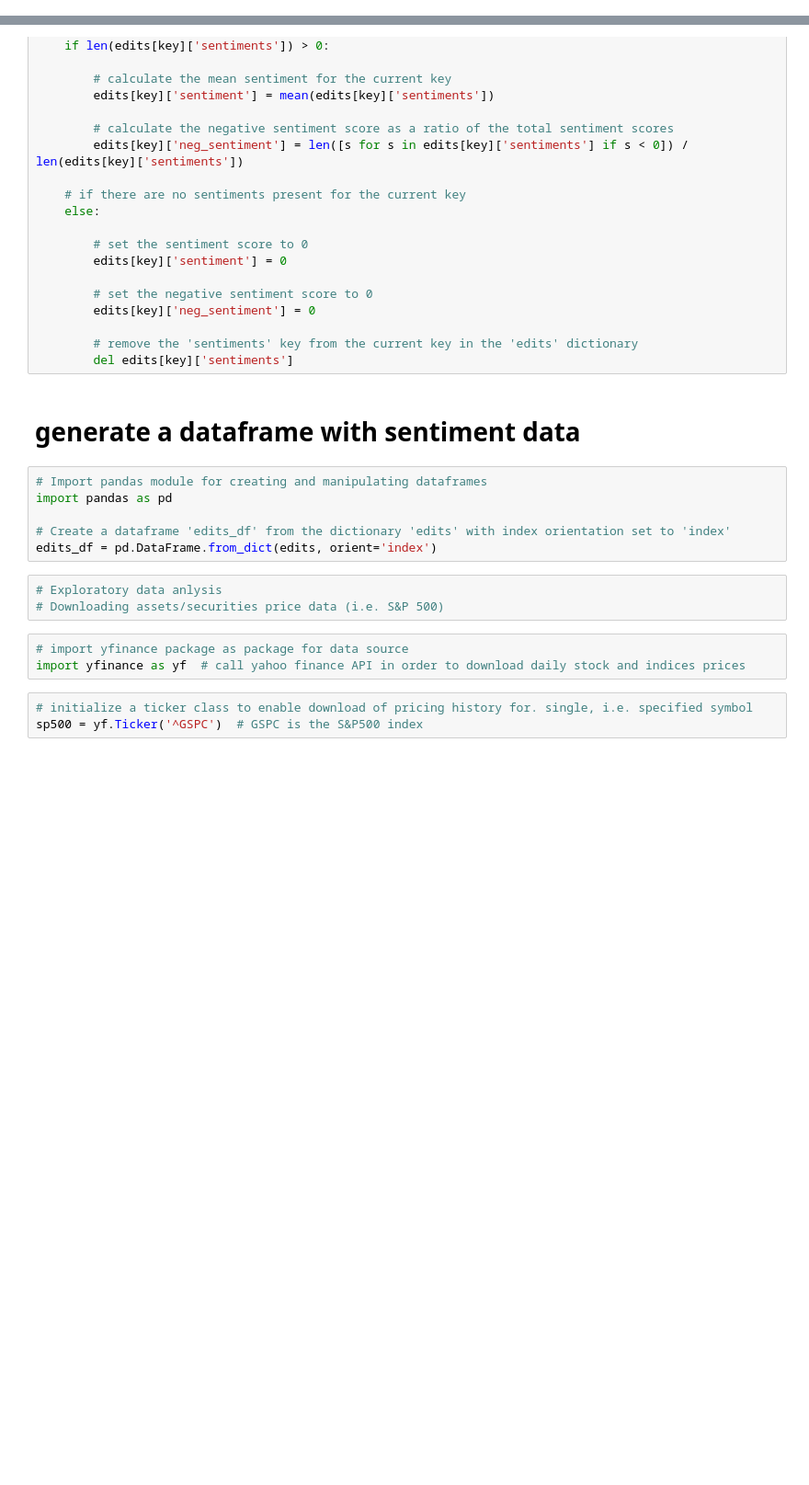
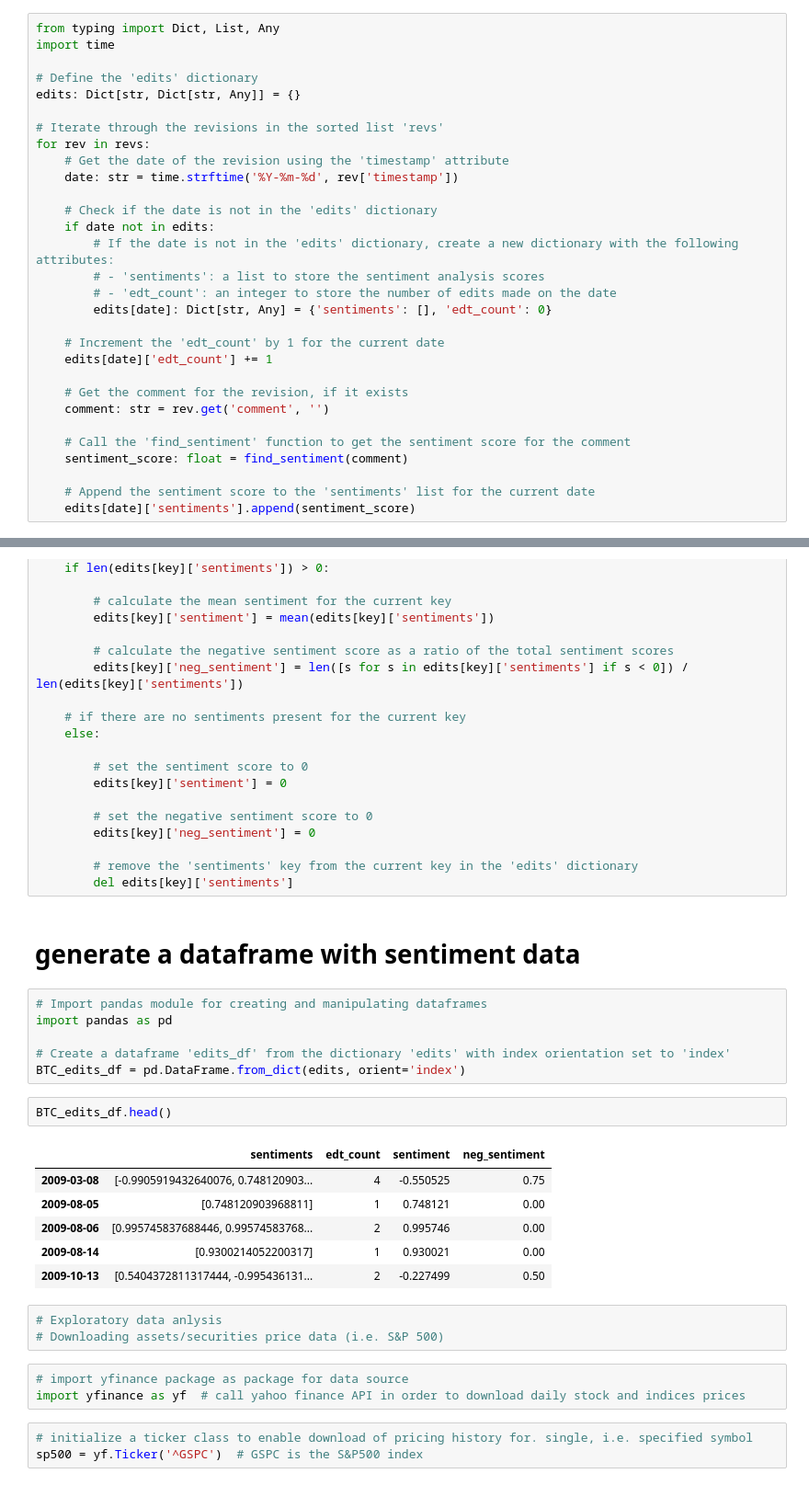
Before and after one commit to Billie-LS/Trading_ML_Algo_Experimentation, a Jupyter notebook: TradeBotProject_ML_B-Sentiment.ipynb, the cells around one changed output, grey strips where cells are left out. Shown at 92% size. Cells and saved outputs as stored; diff of their text form; blank space fills up the shorter version.

Commit message:
deep learning tensorflow sentiment analysis operational, df created

```diff
--- a/TradeBotProject_ML_B-Sentiment.ipynb
+++ b/TradeBotProject_ML_B-Sentiment.ipynb
@@ -130,3 +147,33 @@ for rev in revs:
+# %%
+from typing import Dict, List, Any
+import time
+
+# Define the 'edits' dictionary
+edits: Dict[str, Dict[str, Any]] = {}
+
+# Iterate through the revisions in the sorted list 'revs'
+for rev in revs:
+    # Get the date of the revision using the 'timestamp' attribute
+    date: str = time.strftime('%Y-%m-%d', rev['timestamp'])
+
+    # Check if the date is not in the 'edits' dictionary
+    if date not in edits:
+        # If the date is not in the 'edits' dictionary, create a new dictionary with the following attributes:
+        # - 'sentiments': a list to store the sentiment analysis scores
+        # - 'edt_count': an integer to store the number of edits made on the date
+        edits[date]: Dict[str, Any] = {'sentiments': [], 'edt_count': 0}
+
+    # Increment the 'edt_count' by 1 for the current date
+    edits[date]['edt_count'] += 1
+
+    # Get the comment for the revision, if it exists
+    comment: str = rev.get('comment', '')
+
+    # Call the 'find_sentiment' function to get the sentiment score for the comment
+    sentiment_score: float = find_sentiment(comment)
+
+    # Append the sentiment score to the 'sentiments' list for the current date
+    edits[date]['sentiments'].append(sentiment_score)
 # %%
 from statistics import mean  # import mean function from statistics module
 
@@ -160,7 +207,16 @@ for key in edits:
 import pandas as pd
 
 # Create a dataframe 'edits_df' from the dictionary 'edits' with index orientation set to 'index'
-edits_df = pd.DataFrame.from_dict(edits, orient='index')
+BTC_edits_df = pd.DataFrame.from_dict(edits, orient='index')
+# %%
+BTC_edits_df.head()
+# %% [output]
+|  | sentiments | edt_count | sentiment | neg_sentiment |
+| 2009-03-08 | [-0.9905919432640076, 0.748120903... | 4 | -0.550525 | 0.75 |
+| 2009-08-05 | [0.748120903968811] | 1 | 0.748121 | 0.00 |
+| 2009-08-06 | [0.995745837688446, 0.99574583768... | 2 | 0.995746 | 0.00 |
+| 2009-08-14 | [0.9300214052200317] | 1 | 0.930021 | 0.00 |
+| 2009-10-13 | [0.5404372811317444, -0.995436131... | 2 | -0.227499 | 0.50 |
 # %%
 # Exploratory data anlysis
 # Downloading assets/securities price data (i.e. S&P 500)
```
Also changed, not shown: parts of 11 cells of this notebook.
